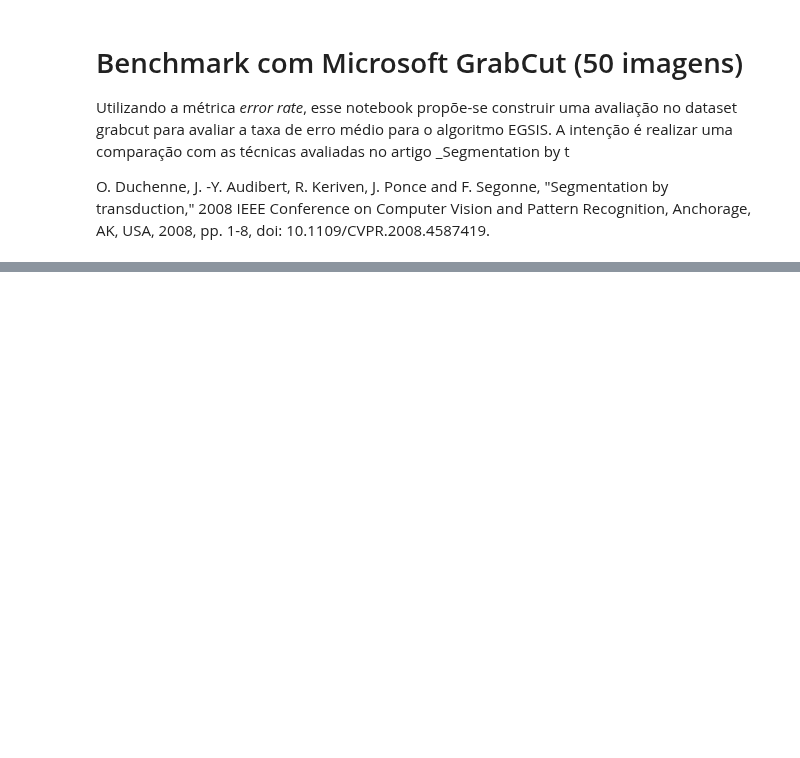
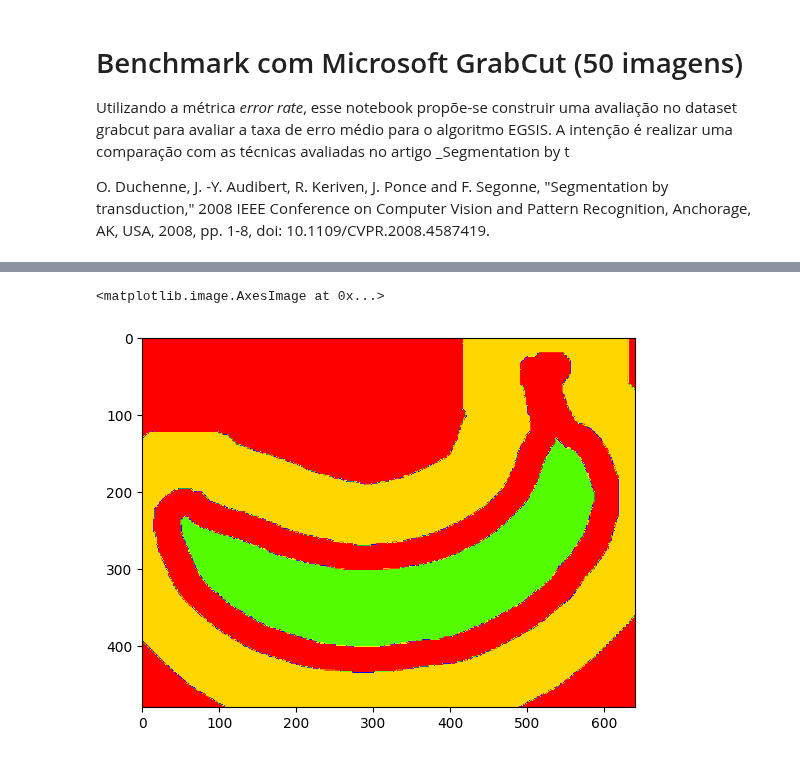
Before and after one commit to ryukinix/egsis, a Jupyter notebook: notebooks/benchmark.ipynb, the cells around one changed output, grey strips where cells are left out. Cells and saved outputs as stored; diff of their text form; code cells hidden in the pictures; blank space fills up the shorter version.

Commit message:
Add benchmark notebook with single evaluation + y_true/y_train

```diff
--- a/notebooks/benchmark.ipynb
+++ b/notebooks/benchmark.ipynb
@@ -32,0 +53,21 @@ plt.show()
+# %%
+# Preprocessing labeling scheme
+# y_train = img.lasso
+# y_train[y_train == 64] = 1 # background
+# y_train[y_train == 128] = 0 # means unlabelled for egsis
+# y_train[y_train == 255] = 2 # foreground
+# y_true = img.segmentation
+# y_true[y_true == 128] = 1
+# y_true[y_true == 255] = 1
+
+# not more necessary the steps above, replaced by:
+y_train = img.y_train()
+y_true = img.y_true()
+# %%
+plt.imshow(y_train, cmap="prism")
+
+# the green region it's training data for background
+# the yellow region it's training data for foreground
+# %% [output]
+<matplotlib.image.AxesImage at 0x...>
+[figure, added]
```
Also changed, not shown: parts of 15 cells of this notebook, 2 other files.
